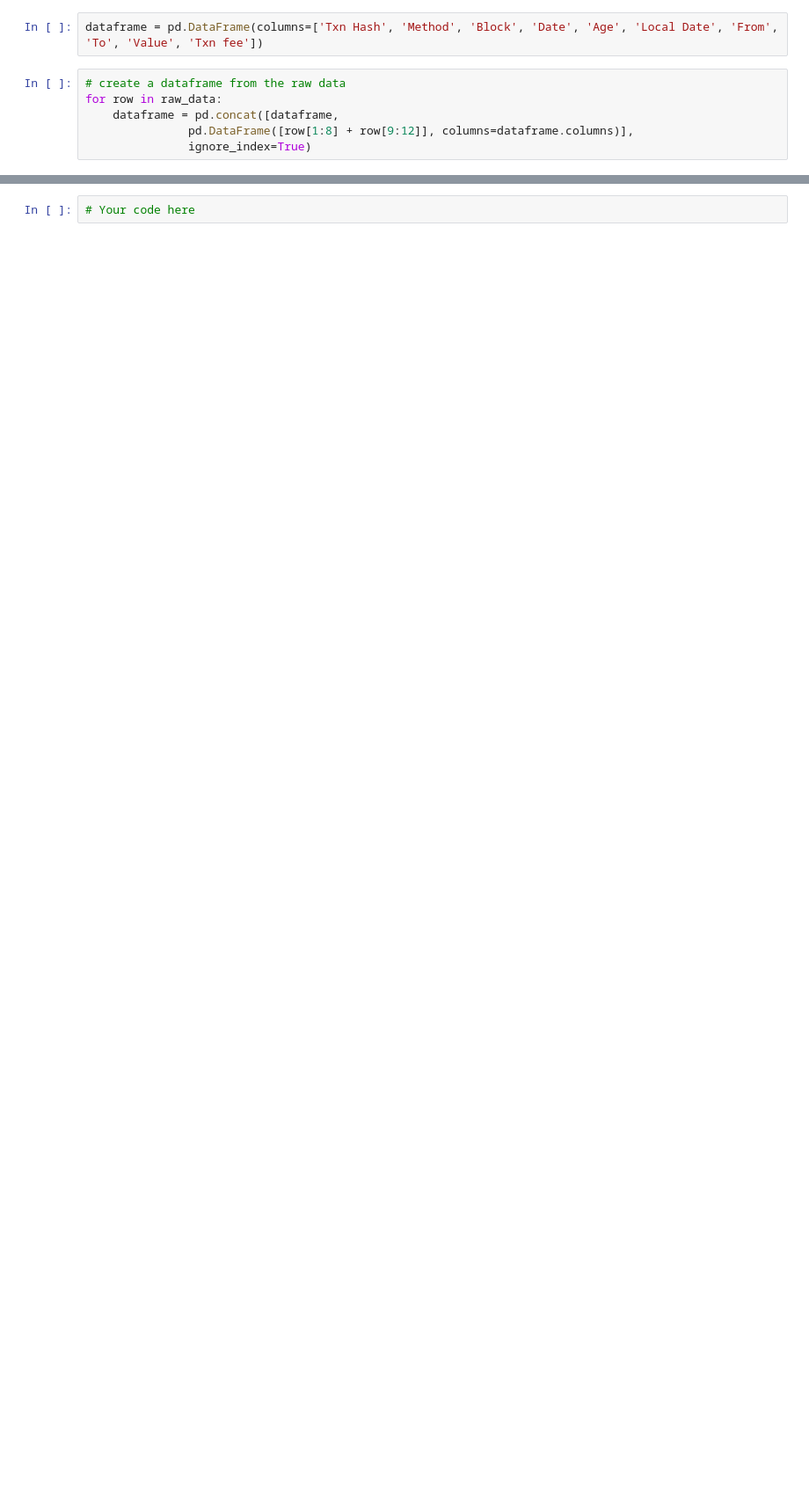
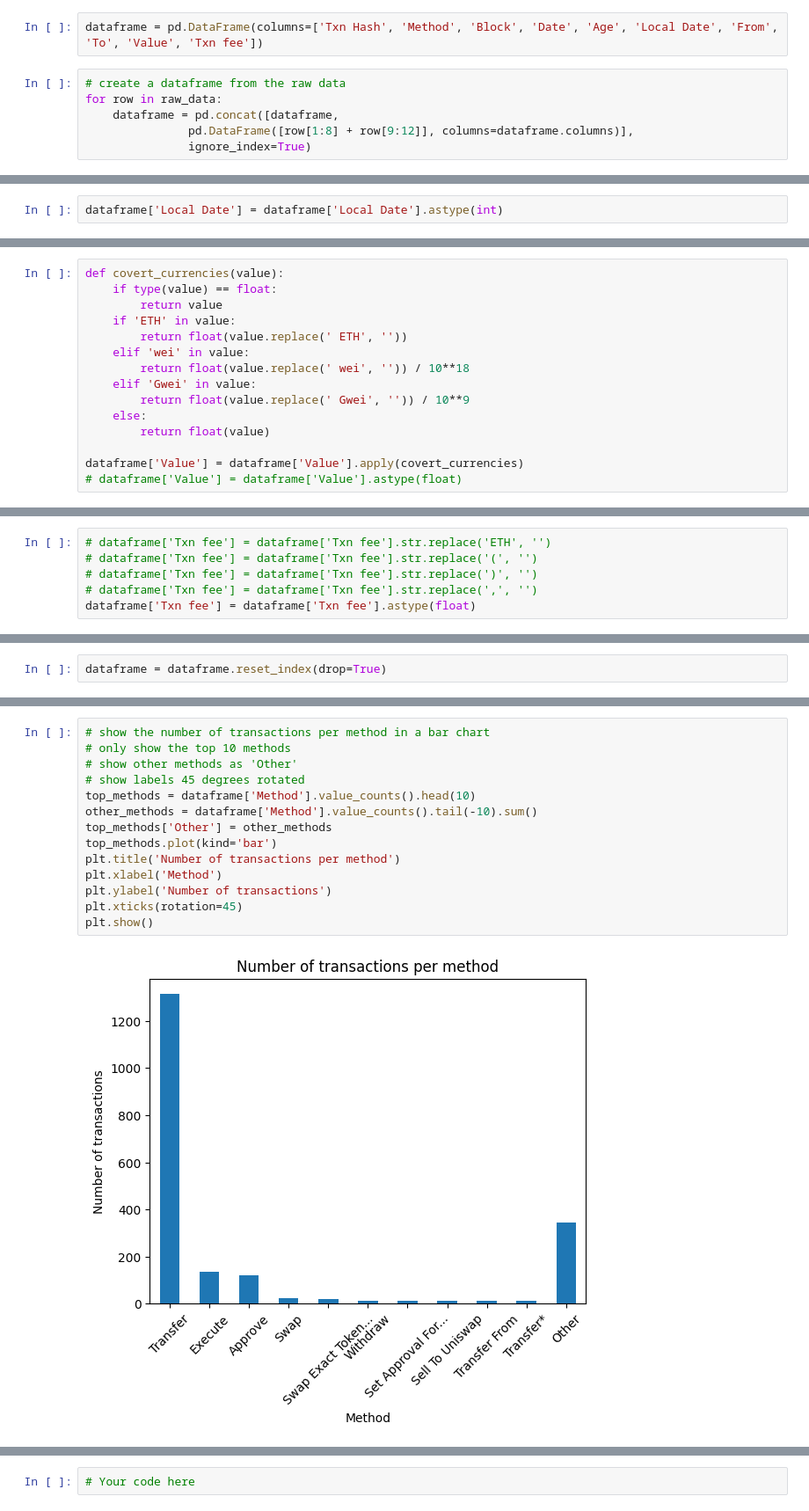
Before and after one commit to Hadi-loo/Introduction-to-Data-Science-Course, a Jupyter notebook: CA0. Web Scrapping/web scrapping.ipynb, the cells around one changed output, grey strips where cells are left out. Shown at 88% size. Saved outputs shown, nothing was run; the diff lists cells and outputs as text; blank space fills up the shorter version.

Commit message:
Modified the scrapping part, also added some data cleaning and data visualization methods

```diff
--- a/CA0. Web Scrapping/web scrapping.ipynb
+++ b/CA0. Web Scrapping/web scrapping.ipynb
@@ -191,0 +245,2 @@ dataframe
+# %%
+dataframe['Local Date'] = dataframe['Local Date'].astype(int)
@@ -191,0 +253,15 @@ dataframe
+# %%
+def covert_currencies(value):
+    if type(value) == float:
+        return value
+    if 'ETH' in value:
+        return float(value.replace(' ETH', ''))
+    elif 'wei' in value:
+        return float(value.replace(' wei', '')) / 10**18
+    elif 'Gwei' in value:
+        return float(value.replace(' Gwei', '')) / 10**9
+    else:
+        return float(value)
+
+dataframe['Value'] = dataframe['Value'].apply(covert_currencies)
+# dataframe['Value'] = dataframe['Value'].astype(float)
@@ -191,0 +279,6 @@ dataframe
+# %%
+# dataframe['Txn fee'] = dataframe['Txn fee'].str.replace('ETH', '')
+# dataframe['Txn fee'] = dataframe['Txn fee'].str.replace('(', '')
+# dataframe['Txn fee'] = dataframe['Txn fee'].str.replace(')', '')
+# dataframe['Txn fee'] = dataframe['Txn fee'].str.replace(',', '')
+dataframe['Txn fee'] = dataframe['Txn fee'].astype(float)
@@ -191,0 +303,2 @@ dataframe
+# %%
+dataframe = dataframe.reset_index(drop=True)
@@ -191,0 +355,16 @@ dataframe
+# %%
+# show the number of transactions per method in a bar chart
+# only show the top 10 methods
+# show other methods as 'Other'
+# show labels 45 degrees rotated
+top_methods = dataframe['Method'].value_counts().head(10)
+other_methods = dataframe['Method'].value_counts().tail(-10).sum()
+top_methods['Other'] = other_methods
+top_methods.plot(kind='bar')
+plt.title('Number of transactions per method')
+plt.xlabel('Method')
+plt.ylabel('Number of transactions')
+plt.xticks(rotation=45)
+plt.show()
+# %% [output]
+[figure, added]
```
Also changed, not shown: parts of 29 cells of this notebook.
